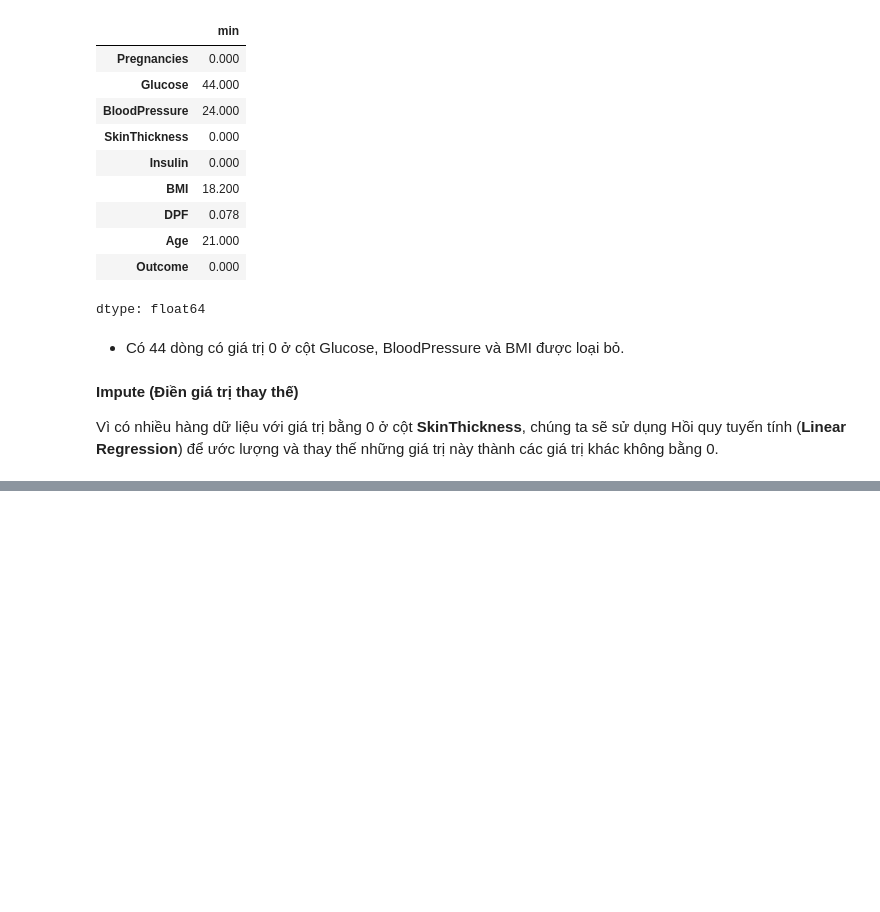
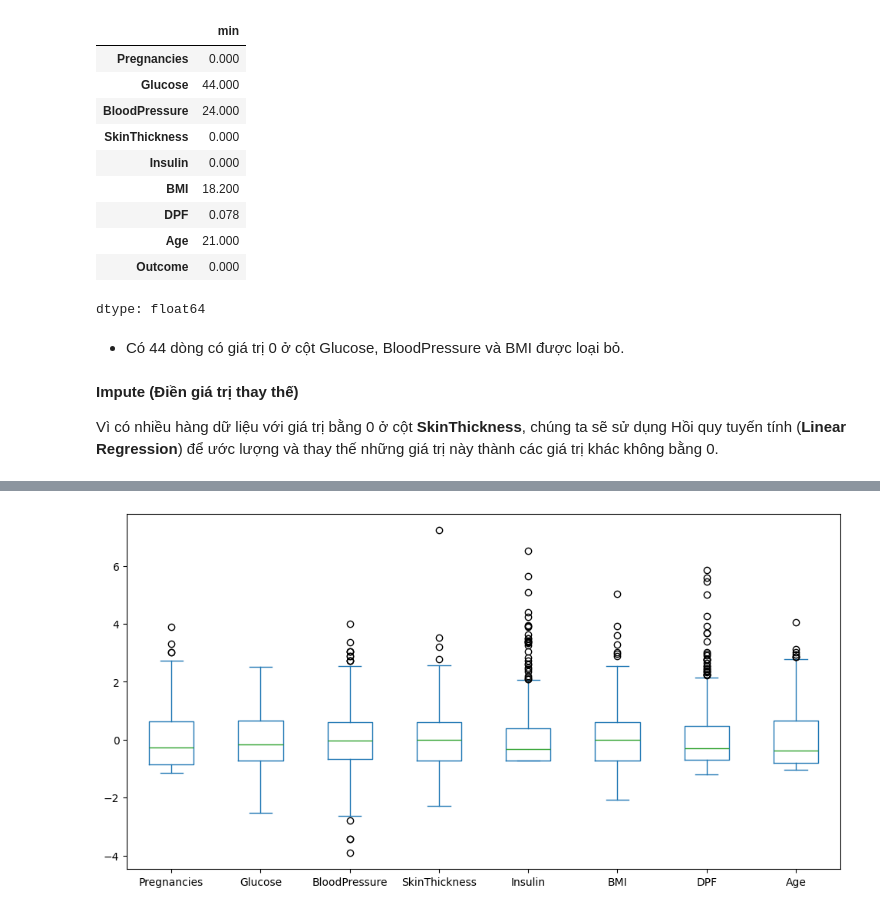
Before and after one commit to chien2734/sgu_data_analyst, a Jupyter notebook: Lab03_BuiDucChien_3122410039.ipynb, the cells around one changed output, grey strips where cells are left out. Saved outputs shown, nothing was run; the diff lists cells and outputs as text; code cells hidden in the pictures; blank space fills up the shorter version.

```diff
--- a/Lab03_BuiDucChien_3122410039.ipynb
+++ b/Lab03_BuiDucChien_3122410039.ipynb
@@ -352,18 +422,25 @@ dtype: float64
 Vì có nhiều hàng dữ liệu với giá trị bằng 0 ở cột **SkinThickness**, chúng ta sẽ sử dụng Hồi quy tuyến tính (**Linear Regression**) để ước lượng và thay thế những giá trị này thành các giá trị khác không bằng 0.
 # %%
 # Impute cho SkinThickness bằng Linear Regression
-# --- Tách dữ liệu có và không có giá trị hợp lệ
-df_impute = df_rem[df_rem["SkinThickness"]!=0].copy()
-df_0 = df_rem[df_rem["SkinThickness"]==0].copy()
+# 1. Tách dữ liệu có và không có SkinThickness
+df_impute = df_rem[df_rem["SkinThickness"] != 0].copy()
+df_0 = df_rem[df_rem["SkinThickness"] == 0].copy()
 
-# --- Train Linear Regression
+# 2. Huấn luyện Linear Regression với dữ liệu hợp lệ
 linreg = LinearRegression()
-linreg.fit(df_impute.drop(["SkinThickness", "Outcome"], axis=1), df_impute["SkinThickness"])
+linreg.fit(
+    df_impute.drop(["SkinThickness", "Outcome"], axis=1),
+    df_impute["SkinThickness"]
+)
 
-# --- Predict cho các hàng thiếu
-df_0.loc[:, "SkinThickness"] = linreg.predict(df_0.drop(["SkinThickness","Outcome"], axis=1))
-# --- Hợp nhất lại
-df_rem = pd.concat([df_impute, df_0])
-# --- Thống kê df_impute
-df_impute.describe()
+# 3. Dự đoán và thay thế giá trị cho những hàng có SkinThickness = 0
+df_0.loc[:, "SkinThickness"] = linreg.predict(
+    df_0.drop(["SkinThickness", "Outcome"], axis=1)
+)
+
+# 4. Gộp lại hai phần dữ liệu
+df_impute = pd.concat([df_impute, df_0], axis=0)
+
+# 5. Thống kê kết quả
+print(df_impute.describe())
 # %% [output]
@@ -422,0 +487,11 @@ plt.gca().spines[['top', 'right',]].set_visible(False)
+# %%
+scale_columns = ["Pregnancies", "Glucose","BloodPressure","SkinThickness", "Insulin", "BMI", "DPF", "Age"]
+#Khởi tạo Standard Scaler
+scaler = StandardScaler()
+
+#Fit scaler với tập huấn luyện
+scaler.fit(df_impute[scale_columns])
+
+df_impute[scale_columns] = scaler.transform(df_impute[scale_columns])
+
+df_impute
@@ -422,0 +512,4 @@ plt.gca().spines[['top', 'right',]].set_visible(False)
+# %%
+df_impute[scale_columns].plot(kind="box", figsize=(12,6));
+# %% [output]
+[figure, added]
```
Also changed, not shown: parts of 22 cells of this notebook.
